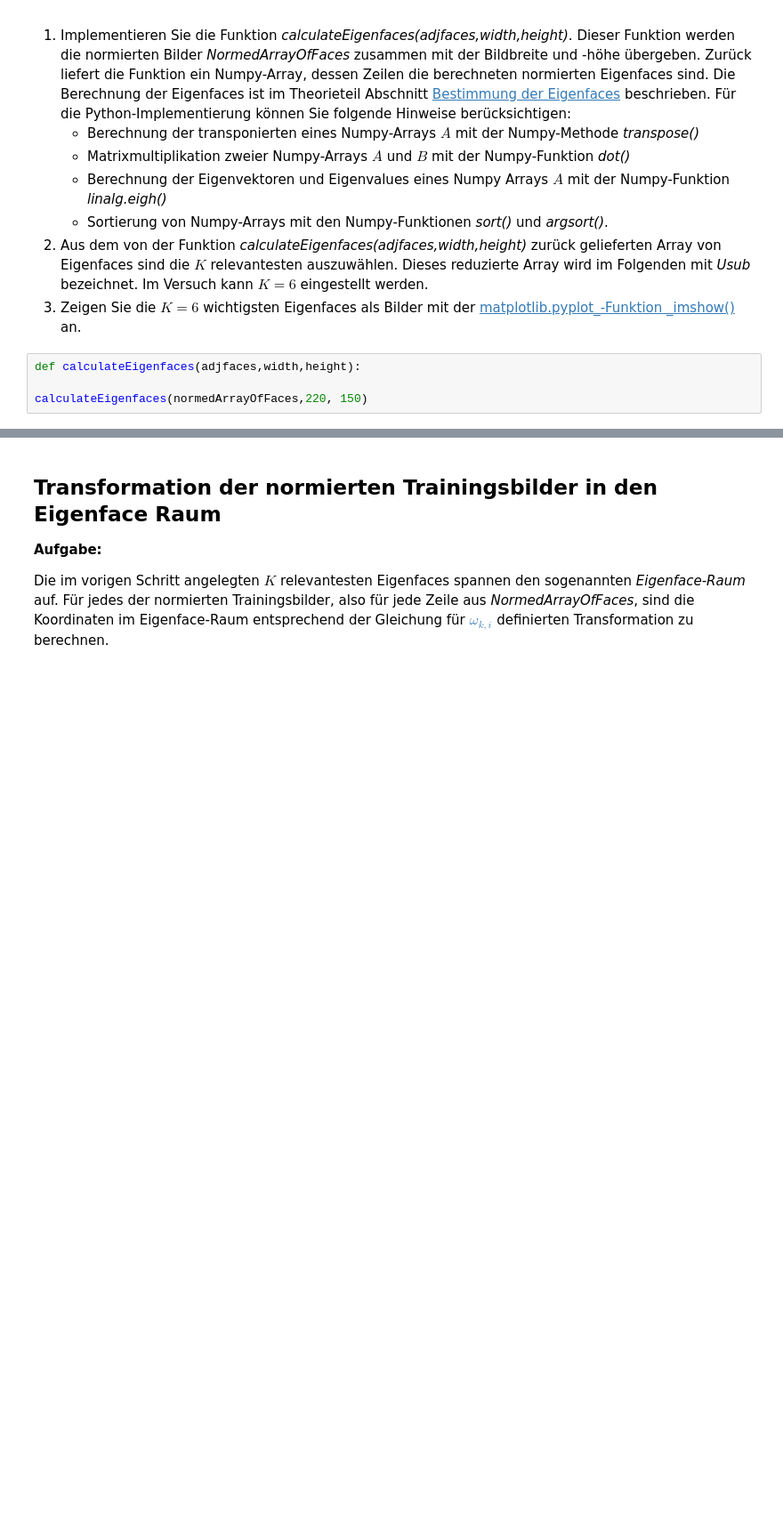
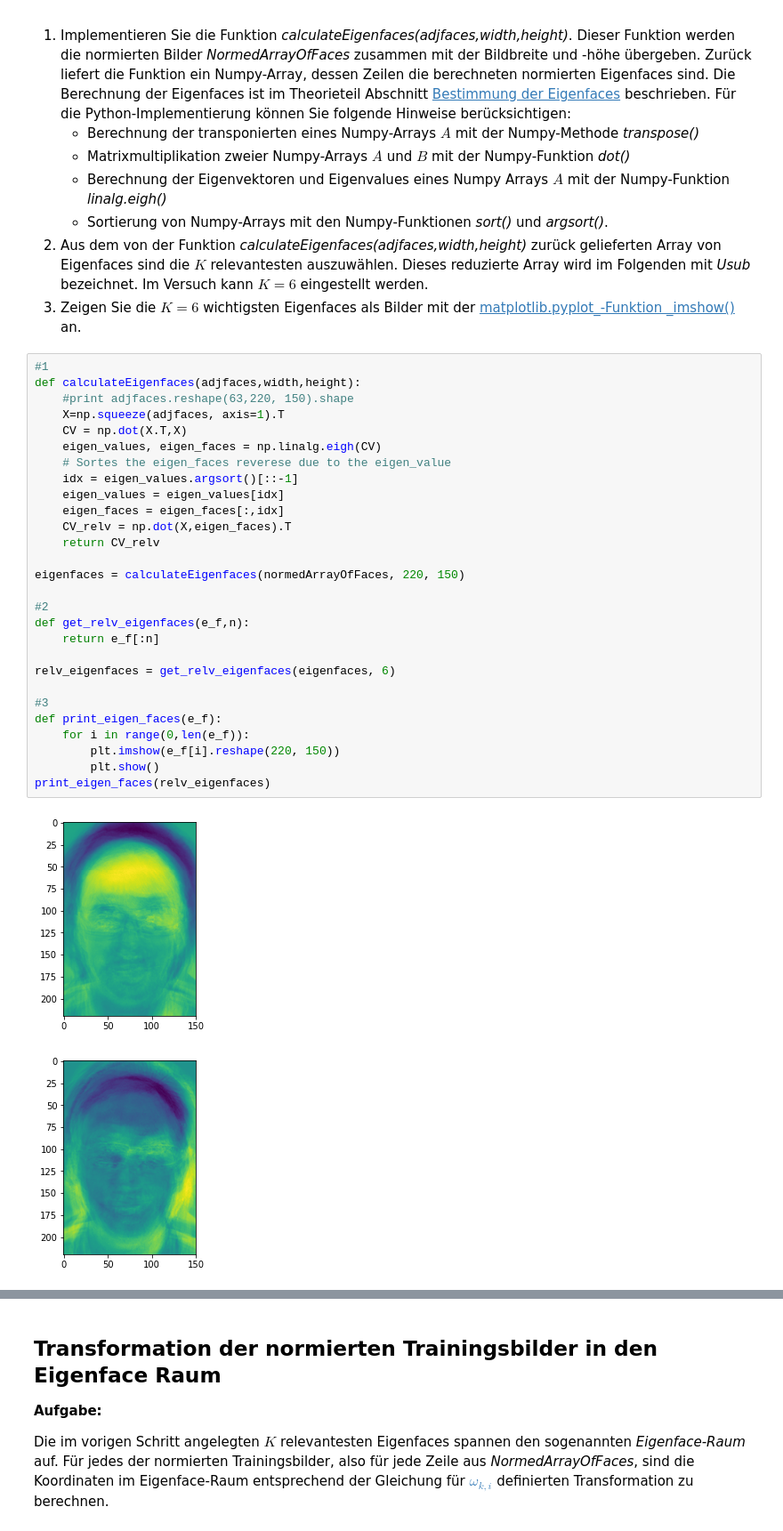
Before and after one commit to danielrotaermel/data-mining, a Jupyter notebook: VersuchFaceRecognition.ipynb, the cells around one changed output, grey strips where cells are left out. Shown at 89% size. Cells and saved outputs as stored; diff of their text form; blank space fills up the shorter version.

Commit message:
savepoit omega and eigenface

```diff
--- a/VersuchFaceRecognition.ipynb
+++ b/VersuchFaceRecognition.ipynb
@@ -276,7 +275,34 @@ __Aufgaben:__
     * Sortierung von Numpy-Arrays mit den Numpy-Funktionen _sort()_ und _argsort()_.
 2. Aus dem von der Funktion _calculateEigenfaces(adjfaces,width,height)_ zurück gelieferten Array von Eigenfaces sind die $K$ relevantesten auszuwählen. Dieses reduzierte Array wird im Folgenden mit _Usub_ bezeichnet. Im Versuch kann $K=6$ eingestellt werden.
 3. Zeigen Sie die $K=6$ wichtigsten Eigenfaces als Bilder mit der [matplotlib.pyplot_-Funktion _imshow()](http://matplotlib.org/1.3.0/users/image_tutorial.html) an.
-# %%
-def calculateEigenfaces(adjfaces,width,height):
-
-calculateEigenfaces(normedArrayOfFaces,220, 150)
+# %%
+#1
+def calculateEigenfaces(adjfaces,width,height):
+    #print adjfaces.reshape(63,220, 150).shape
+    X=np.squeeze(adjfaces, axis=1).T
+    CV = np.dot(X.T,X)
+    eigen_values, eigen_faces = np.linalg.eigh(CV)
+    # Sortes the eigen_faces reverese due to the eigen_value
+    idx = eigen_values.argsort()[::-1]
+    eigen_values = eigen_values[idx]
+    eigen_faces = eigen_faces[:,idx]
+    CV_relv = np.dot(X,eigen_faces).T
+    return CV_relv
+
+eigenfaces = calculateEigenfaces(normedArrayOfFaces, 220, 150)
+
+#2
+def get_relv_eigenfaces(e_f,n):
+    return e_f[:n]
+
+relv_eigenfaces = get_relv_eigenfaces(eigenfaces, 6)
+
+#3
+def print_eigen_faces(e_f):
+    for i in range(0,len(e_f)):
+        plt.imshow(e_f[i].reshape(220, 150))
+        plt.show()
+print_eigen_faces(relv_eigenfaces)
+# %% [output]
+[figure, added]
+[figure, added]
```
Also changed, not shown: parts of 3 cells of this notebook.
